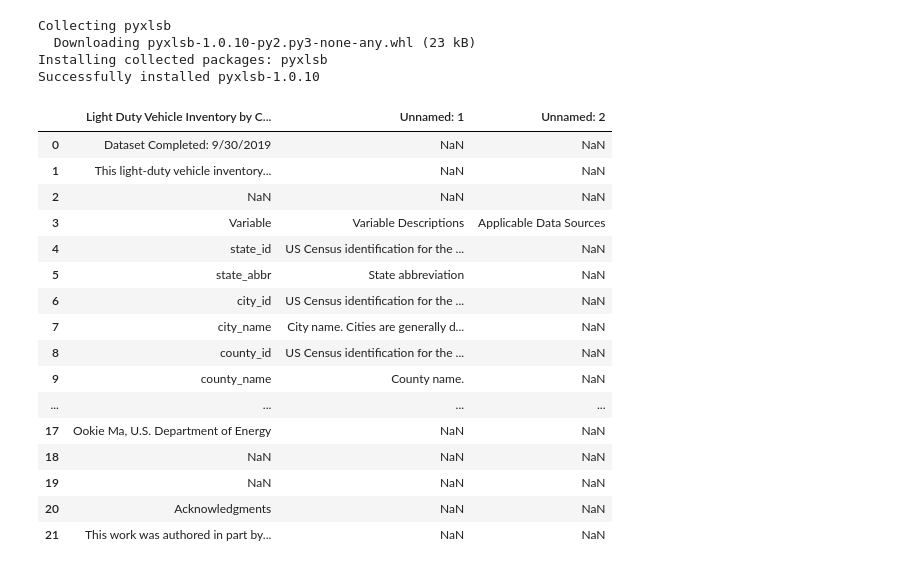
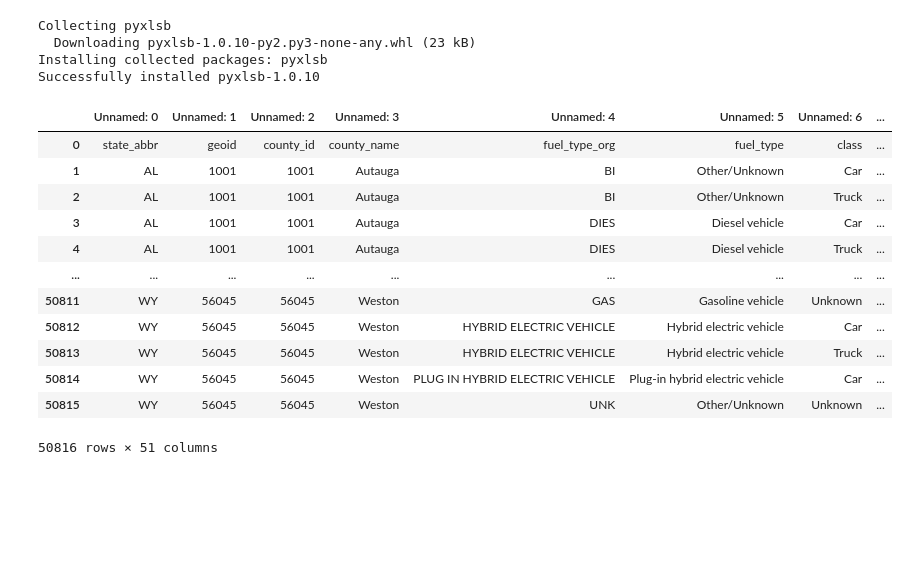
Before and after one commit to monal20/Neueda2023, a Jupyter notebook: Analysis.ipynb, the cells around one changed output. Saved outputs shown, nothing was run; the diff lists cells and outputs as text; code cells hidden in the pictures; blank space fills up the shorter version.

```diff
--- a/Analysis.ipynb
+++ b/Analysis.ipynb
@@ -44,23 +41,19 @@ Collecting pyxlsb
 Installing collected packages: pyxlsb
 Successfully installed pyxlsb-1.0.10
 # %%
-df_ev = pd.read_excel("./Datasets/vehicle.xlsb")
+df_ev = pd.read_excel("./Datasets/vehicle.xlsb", sheet_name="County")
 df_ev
 # %% [output]
-|  | Light Duty Vehicle Inventory by C... | Unnamed: 1 | Unnamed: 2 |
-| 0 | Dataset Completed: 9/30/2019 | NaN | NaN |
-| 1 | This light-duty vehicle inventory... | NaN | NaN |
-| 2 | NaN | NaN | NaN |
-| 3 | Variable | Variable Descriptions | Applicable Data Sources |
-| 4 | state_id | US Census identification for the ... | NaN |
-| 5 | state_abbr | State abbreviation | NaN |
-| 6 | city_id | US Census identification for the ... | NaN |
-| 7 | city_name | City name. Cities are generally d... | NaN |
-| 8 | county_id | US Census identification for the ... | NaN |
-| 9 | county_name | County name. | NaN |
-| ... | ... | ... | ... |
-| 17 | Ookie Ma, U.S. Department of Energy | NaN | NaN |
-| 18 | NaN | NaN | NaN |
-| 19 | NaN | NaN | NaN |
-| 20 | Acknowledgments | NaN | NaN |
-| 21 | This work was authored in part by... | NaN | NaN |
+|  | Unnamed: 0 | Unnamed: 1 | Unnamed: 2 | Unnamed: 3 | Unnamed: 4 | Unnamed: 5 | Unnamed: 6 | ... |
+| 0 | state_abbr | geoid | county_id | county_name | fuel_type_org | fuel_type | class | ... |
+| 1 | AL | 1001 | 1001 | Autauga | BI | Other/Unknown | Car | ... |
+| 2 | AL | 1001 | 1001 | Autauga | BI | Other/Unknown | Truck | ... |
+| 3 | AL | 1001 | 1001 | Autauga | DIES | Diesel vehicle | Car | ... |
+| 4 | AL | 1001 | 1001 | Autauga | DIES | Diesel vehicle | Truck | ... |
+| ... | ... | ... | ... | ... | ... | ... | ... | ... |
+| 50811 | WY | 56045 | 56045 | Weston | GAS | Gasoline vehicle | Unknown | ... |
+| 50812 | WY | 56045 | 56045 | Weston | HYBRID ELECTRIC VEHICLE | Hybrid electric vehicle | Car | ... |
+| 50813 | WY | 56045 | 56045 | Weston | HYBRID ELECTRIC VEHICLE | Hybrid electric vehicle | Truck | ... |
+| 50814 | WY | 56045 | 56045 | Weston | PLUG IN HYBRID ELECTRIC VEHICLE | Plug-in hybrid electric vehicle | Car | ... |
+| 50815 | WY | 56045 | 56045 | Weston | UNK | Other/Unknown | Unknown | ... |
+50816 rows × 51 columns
```
Also changed, not shown: parts of 4 cells of this notebook.
